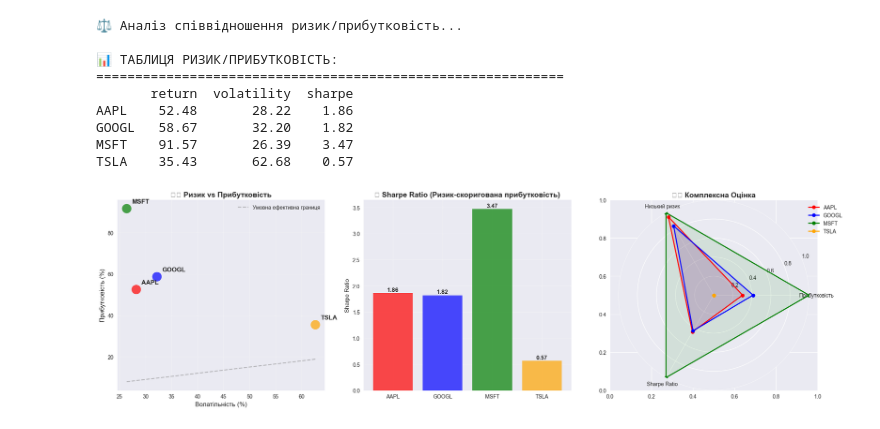
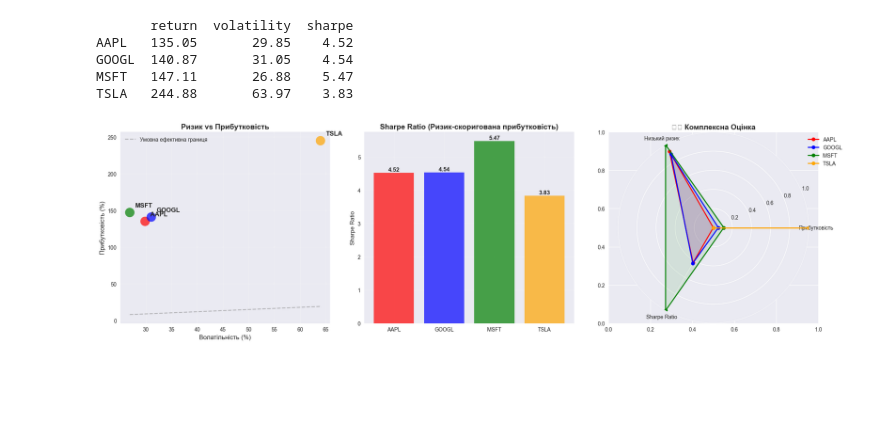
Before and after one commit to Urdzik/capstone_project_ml, a Jupyter notebook: stock-trading-capstone/notebooks/00_data_analysis.ipynb, the cells around one changed output. Cells and saved outputs as stored; diff of their text form; code cells hidden in the pictures; blank space fills up the shorter version.

```diff
--- a/stock-trading-capstone/notebooks/00_data_analysis.ipynb
+++ b/stock-trading-capstone/notebooks/00_data_analysis.ipynb
@@ -43,17 +18,12 @@ print("✅ Всі бібліотеки завантажено!")
 # %%
-# Завантажуємо дані для кількох тікерів
 tickers = ['AAPL', 'GOOGL', 'MSFT', 'TSLA']
 period_years = 3
 
-print("📥 Завантаження даних...")
 
 data_dict = {}
 for ticker in tickers:
     end_date = datetime.now()
     start_date = end_date - timedelta(days=365 * period_years)
 
-    print(f"  📊 {ticker}...")
-    data = yf.download(ticker, start=start_date, end=end_date, progress=False)
+    data = yf.Ticker(ticker).history(period="5y")
     data_dict[ticker] = data
-
-print(f"✅ Завантажено дані для {len(tickers)} тікерів")
@@ -204,18 +131,10 @@ print("\n✅ Кореляційний аналіз завершено!")
 # %%
-# ⚖️ АНАЛІЗ РИЗИК vs ПРИБУТКОВІСТЬ
-print("⚖️ Аналіз співвідношення ризик/прибутковість...")
-
-# Створюємо DataFrame для зручного аналізу
 risk_return_df = pd.DataFrame(stats_summary).T
 
-print("\n📊 ТАБЛИЦЯ РИЗИК/ПРИБУТКОВІСТЬ:")
-print("="*60)
 print(risk_return_df.round(2))
 
-# Візуалізація ризик/прибутковість
 fig, axes = plt.subplots(1, 3, figsize=(20, 6))
 
-# 1. Scatter plot: Ризик vs Прибутковість
 axes[0].scatter(risk_return_df['volatility'], risk_return_df['return'],
                s=300, alpha=0.7, c=['red', 'blue', 'green', 'orange'])
 
@@ -228,34 +147,29 @@ for ticker in risk_return_df.index:
 
 axes[0].set_xlabel('Волатільність (%)', fontsize=12)
 axes[0].set_ylabel('Прибутковість (%)', fontsize=12)
-axes[0].set_title('⚖️ Ризик vs Прибутковість', fontsize=14, fontweight='bold')
+axes[0].set_title('Ризик vs Прибутковість', fontsize=14, fontweight='bold')
 axes[0].grid(True, alpha=0.3)
 
-# Додаємо ефективну границю (умовно)
 vol_range = np.linspace(risk_return_df['volatility'].min(),
                        risk_return_df['volatility'].max(), 100)
-efficient_frontier = vol_range * 0.3  # Приблизна ефективна границя
+efficient_frontier = vol_range * 0.3
 axes[0].plot(vol_range, efficient_frontier, '--', color='gray', alpha=0.5,
             label='Умовна ефективна границя')
 axes[0].legend()
 
-# 2. Sharpe Ratio порівняння
 colors = ['red', 'blue', 'green', 'orange'][:len(risk_return_df)]
 bars = axes[1].bar(risk_return_df.index, risk_return_df['sharpe'], color=colors, alpha=0.7)
-axes[1].set_title('📊 Sharpe Ratio (Ризик-скоригована прибутковість)', fontsize=14, fontweight='bold')
+axes[1].set_title('Sharpe Ratio (Ризик-скоригована прибутковість)', fontsize=14, fontweight='bold')
 axes[1].set_ylabel('Sharpe Ratio')
 axes[1].grid(True, alpha=0.3)
 
-# Додаємо значення на барах
 for bar, sharpe in zip(bars, risk_return_df['sharpe']):
     height = bar.get_height()
     axes[1].text(bar.get_x() + bar.get_width()/2., height + 0.01,
                 f'{sharpe:.2f}', ha='center', va='bottom', fontweight='bold')
 
-# 3. Комплексна оцінка (радарна діаграма)
 categories = ['Прибутковість', 'Низький ризик', 'Sharpe Ratio']
 
-# Нормалізуємо дані для радарної діаграми (0-1 шкала)
 normalized_data = {}
 for ticker in risk_return_df.index:
     normalized_data[ticker] = [
@@ -273,51 +187,40 @@ angles = np.linspace(0, 2 * np.pi, len(categories), endpoint=False)
 angles = np.concatenate((angles, [angles[0]]))
 
 ax_radar = plt.subplot(1, 3, 3, projection='polar')
 
 for i, (ticker, values) in enumerate(normalized_data.items()):
     values = np.concatenate((values, [values[0]]))
     ax_radar.plot(angles, values, 'o-', linewidth=2, label=ticker, color=colors[i])
     ax_radar.fill(angles, values, alpha=0.1, color=colors[i])
 
 ax_radar.set_xticks(angles[:-1])
 ax_radar.set_xticklabels(categories)
 ax_radar.set_ylim(0, 1)
 ax_radar.set_title('🕸️ Комплексна Оцінка', fontsize=14, fontweight='bold')
 ax_radar.legend(loc='upper right', bbox_to_anchor=(1.2, 1.0))
 
 plt.tight_layout()
 plt.show()
 
-# РЕЙТИНГ АКЦІЙ
-print("\n🏆 РЕЙТИНГ АКЦІЙ:")
-print("="*50)
-
-# Створюємо комплексну оцінку
 risk_return_df['risk_adjusted_return'] = risk_return_df['return'] / risk_return_df['volatility']
 risk_return_df['score'] = (risk_return_df['return'] * 0.4 +
                           risk_return_df['sharpe'] * 0.4 -
                           risk_return_df['volatility'] * 0.2)
 
 ranking = risk_return_df.sort_values('score', ascending=False)
 
 for i, (ticker, row) in enumerate(ranking.iterrows()):
-    medal = ['🥇', '🥈', '🥉', '4️⃣'][i]
+    medal = ['1', '2', '3', '4'][i]
     print(f"{medal} {ticker}:")
-    print(f"   📈 Прибутковість: {row['return']:.1f}%")
-    print(f"   📊 Волатільність: {row['volatility']:.1f}%")
-    print(f"   ⚖️ Sharpe Ratio: {row['sharpe']:.2f}")
-    print(f"   🎯 Комплексна оцінка: {row['score']:.2f}")
+    print(f"    Прибутковість: {row['return']:.1f}%")
+    print(f"    Волатільність: {row['volatility']:.1f}%")
+    print(f"    Sharpe Ratio: {row['sharpe']:.2f}")
+    print(f"    Комплексна оцінка: {row['score']:.2f}")
     print()
-
-print("✅ Аналіз ризик/прибутковість завершено!")
 # %% [output]
-⚖️ Аналіз співвідношення ризик/прибутковість...
-
-📊 ТАБЛИЦЯ РИЗИК/ПРИБУТКОВІСТЬ:
-============================================================
        return  volatility  sharpe
-AAPL    52.48       28.22    1.86
-GOOGL   58.67       32.20    1.82
-MSFT    91.57       26.39    3.47
-TSLA    35.43       62.68    0.57
+AAPL   135.05       29.85    4.52
+GOOGL  140.87       31.05    4.54
+MSFT   147.11       26.88    5.47
+TSLA   244.88       63.97    3.83
-[figure, old version]
+[figure, new version]
```
Also changed, not shown: parts of 8 cells of this notebook, 9 other files.
